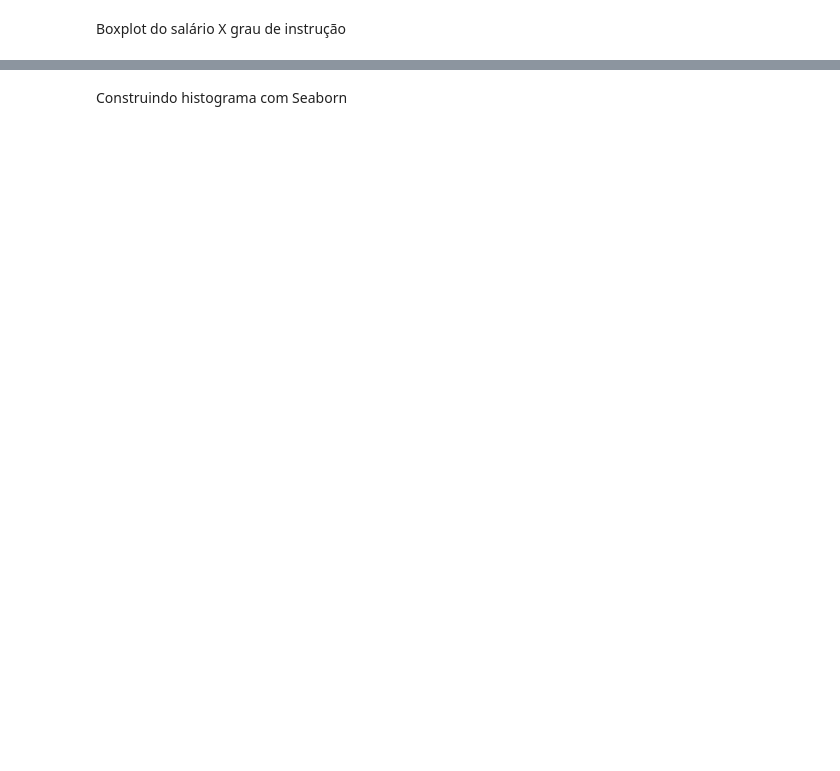
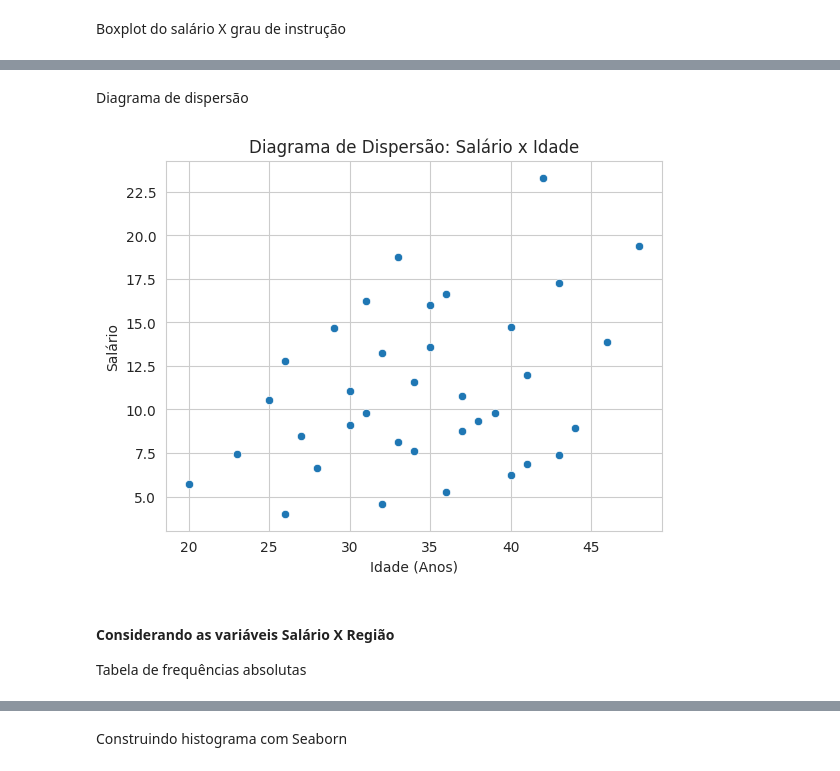
Before and after one commit to pirgus/Analise-Exploratoria-de-Dados, a Jupyter notebook: analise_exploratoria.ipynb, the cells around one changed output, grey strips where cells are left out. Saved outputs shown, nothing was run; the diff lists cells and outputs as text; code cells hidden in the pictures; blank space fills up the shorter version.

```diff
--- a/analise_exploratoria.ipynb
+++ b/analise_exploratoria.ipynb
@@ -960,0 +1046,14 @@ Passing `palette` without assigning `hue` is deprecated and will be removed in v
+# %% [markdown]
+Diagrama de dispersão
+# %%
+sns.scatterplot(x='Anos', y='Salario', data=df_milsa)
+plt.title('Diagrama de Dispersão: Salário x Idade')
+plt.xlabel('Idade (Anos)')
+plt.ylabel('Salário')
+plt.show()
+# %% [output]
+[figure, added]
+# %% [markdown]
+#### Considerando as variáveis **Salário X Região**
+
+Tabela de frequências absolutas
```
Also changed, not shown: parts of 23 cells of this notebook.
